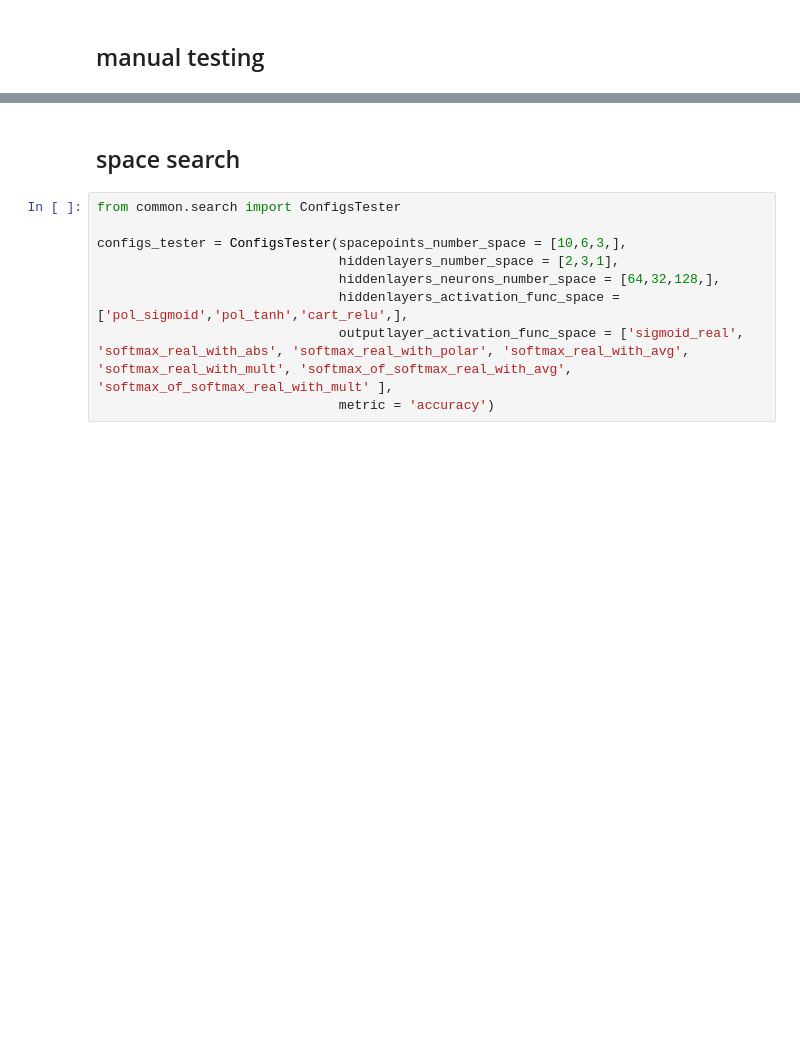
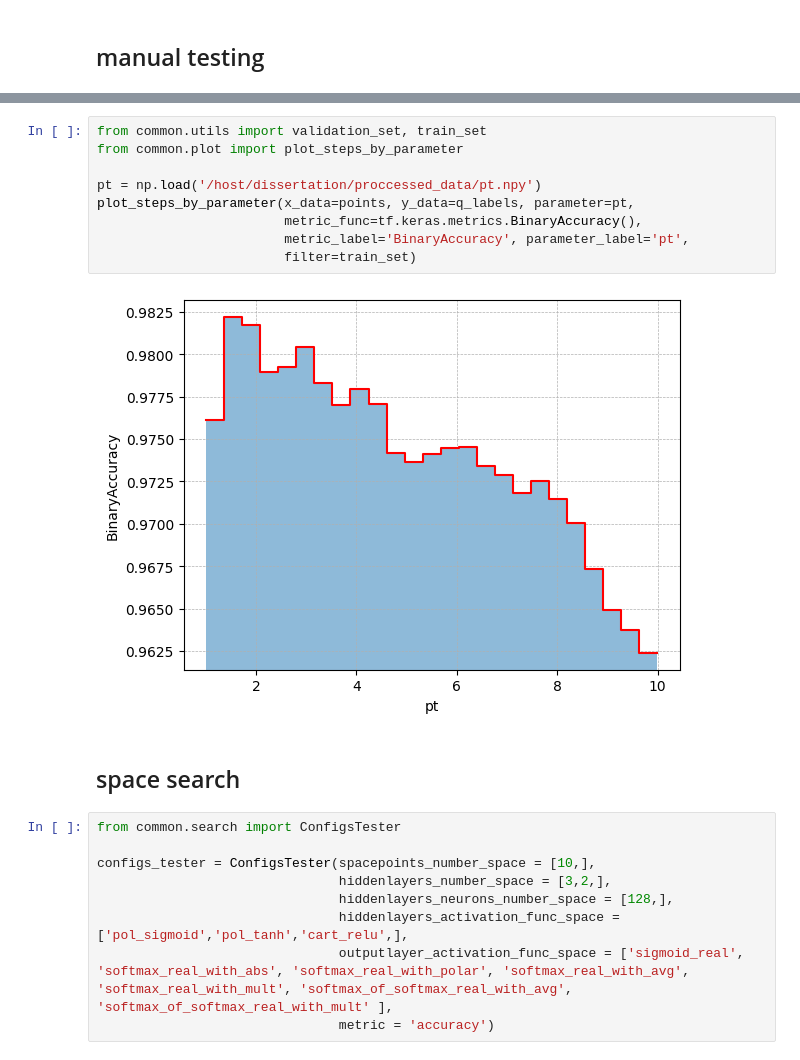
Before and after one commit to P4ndaM1x/engineering-dissertation, a Jupyter notebook: q_calssification.ipynb, the cells around one changed output, grey strips where cells are left out. Cells and saved outputs as stored; diff of their text form; blank space fills up the shorter version.

```diff
--- a/q_calssification.ipynb
+++ b/q_calssification.ipynb
@@ -58,11 +90,22 @@ plot_metric_history(history, metric='accuracy', moving_average_window=(20,))
+# %%
+from common.utils import validation_set, train_set
+from common.plot import plot_steps_by_parameter
+
+pt = np.load('/host/dissertation/proccessed_data/pt.npy')
+plot_steps_by_parameter(x_data=points, y_data=q_labels, parameter=pt,
+                        metric_func=tf.keras.metrics.BinaryAccuracy(),
+                        metric_label='BinaryAccuracy', parameter_label='pt',
+                        filter=train_set)
+# %% [output]
+[figure, added]
 # %% [markdown]
 ## space search
 # %%
 from common.search import ConfigsTester
 
-configs_tester = ConfigsTester(spacepoints_number_space = [10,6,3,],
-                               hiddenlayers_number_space = [2,3,1],
-                               hiddenlayers_neurons_number_space = [64,32,128,],
+configs_tester = ConfigsTester(spacepoints_number_space = [10,],
+                               hiddenlayers_number_space = [3,2,],
+                               hiddenlayers_neurons_number_space = [128,],
                                hiddenlayers_activation_func_space = ['pol_sigmoid','pol_tanh','cart_relu',],
                                outputlayer_activation_func_space = ['sigmoid_real', 'softmax_real_with_abs', 'softmax_real_with_polar', 'softmax_real_with_avg', 'softmax_real_with_mult', 'softmax_of_softmax_real_with_avg', 'softmax_of_softmax_real_with_mult' ],
                                metric = 'accuracy')
```
Also changed, not shown: parts of 9 cells of this notebook, 1 other file.
